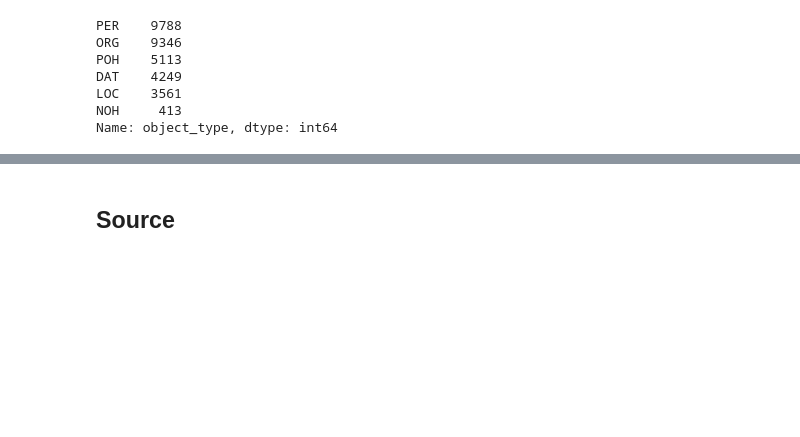
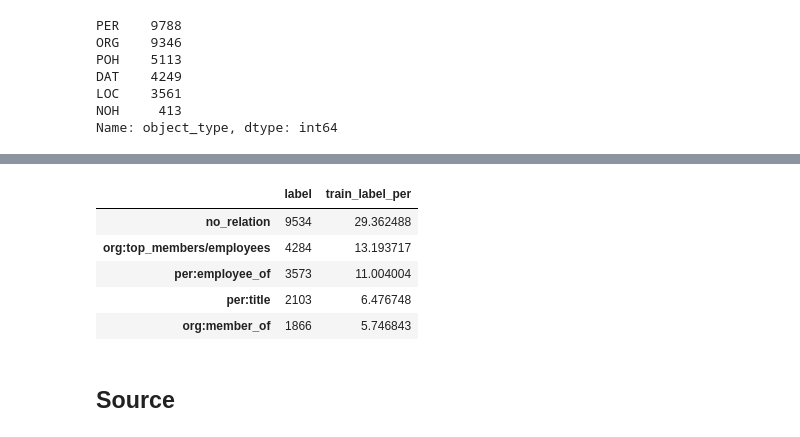
Before and after one commit to boostcampaitech4lv23nlp2/level2_klue_nlp-level2-nlp-09, a Jupyter notebook: eda/eda.ipynb, the cells around one changed output, grey strips where cells are left out. Saved outputs shown, nothing was run; the diff lists cells and outputs as text; code cells hidden in the pictures; blank space fills up the shorter version.

```diff
--- a/eda/eda.ipynb
+++ b/eda/eda.ipynb
@@ -289,3 +354,12 @@ plt.show()
+# %%
+df_train_label.head()
+# %% [output]
+|  | label | train_label_per |
+| no_relation | 9534 | 29.362488 |
+| org:top_members/employees | 4284 | 13.193717 |
+| per:employee_of | 3573 | 11.004004 |
+| per:title | 2103 | 6.476748 |
+| org:member_of | 1866 | 5.746843 |
 # %% [markdown]
 ## Source
 # %% [markdown]
```
Also changed, not shown: parts of 31 cells of this notebook.
